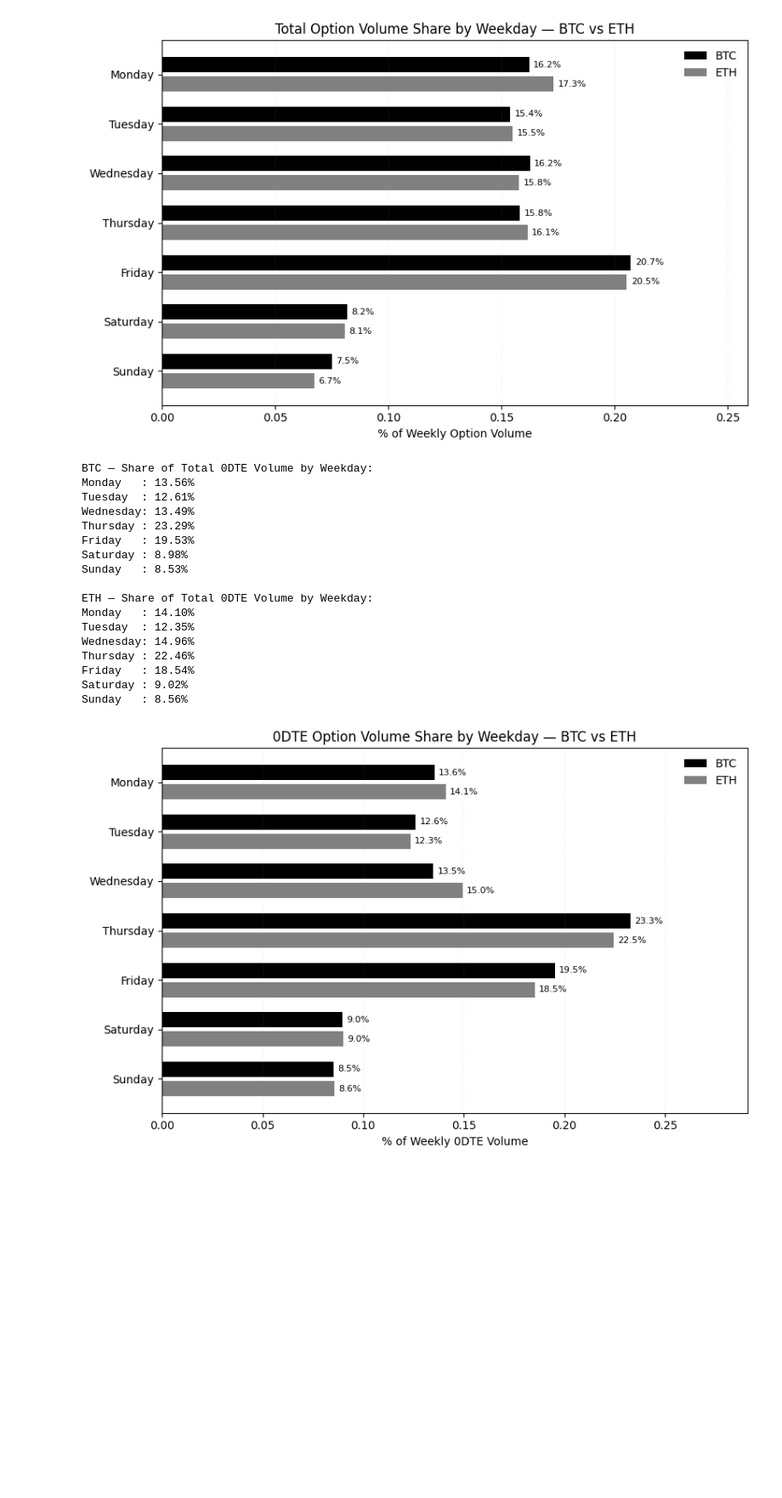
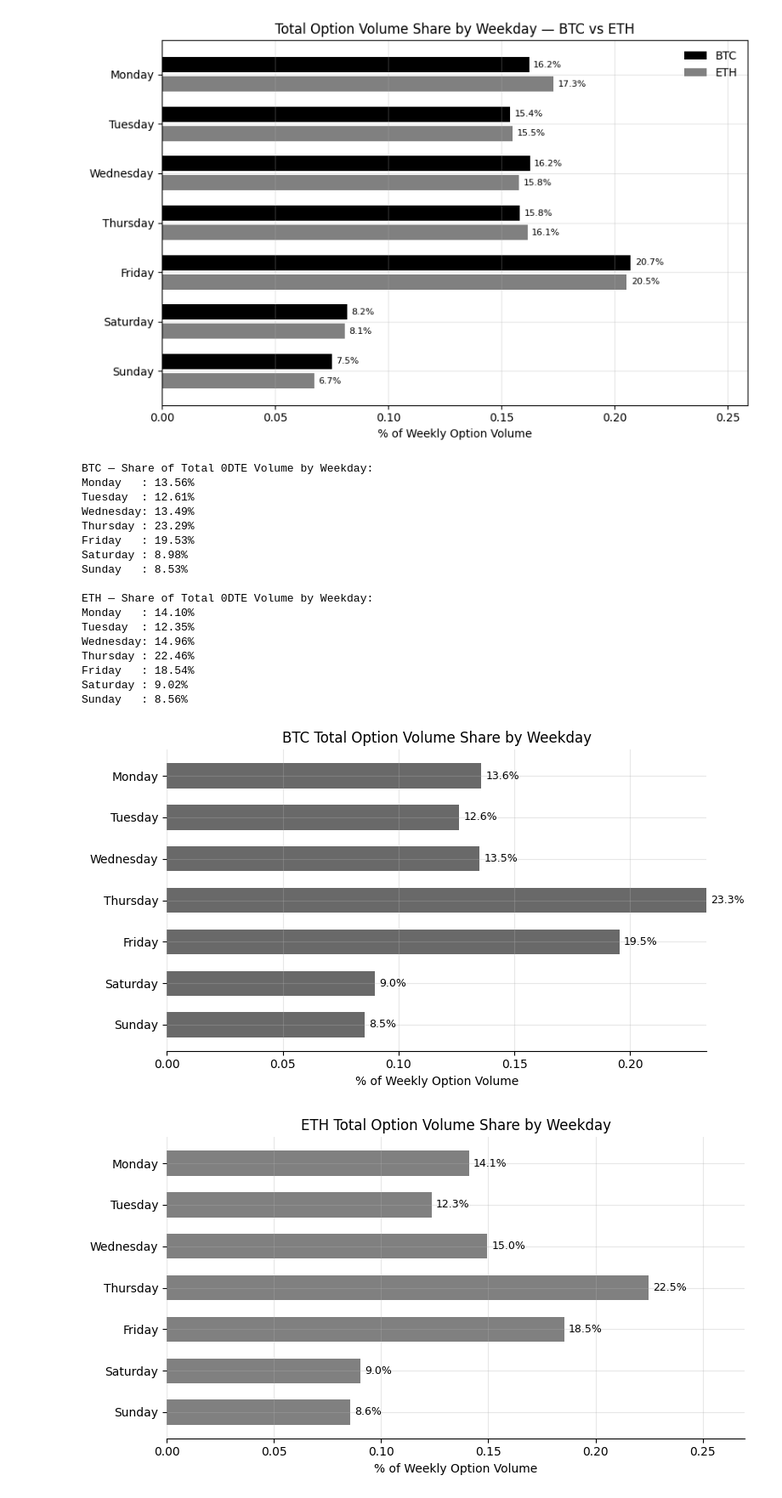
Before and after one commit to jorismilot/optimal-gamma-hedging, a Jupyter notebook: Workbooks/option_trade_workbook.ipynb, the cells around one changed output. Shown at 85% size. Cells and saved outputs as stored; diff of their text form; code cells hidden in the pictures; blank space fills up the shorter version.

```diff
--- a/Workbooks/option_trade_workbook.ipynb
+++ b/Workbooks/option_trade_workbook.ipynb
@@ -323,8 +294,6 @@ Saturday : 8.07%
 Sunday   : 6.72%
 [figure]
 # %%
-import numpy as np
-
 days = ['Monday', 'Tuesday', 'Wednesday', 'Thursday', 'Friday', 'Saturday', 'Sunday']
 shares_per_coin = {}
 
@@ -373,59 +342,76 @@ for coin in ['btc', 'eth']:
     for day in days:
         print(f"{day:<9}: {weekday_share[day]:.2%}")
 
-# Prepare for plotting
+# Prepare data for plotting
 coin_colors = {'BTC': 'black', 'ETH': 'gray'}
 weekday_order = days
+
+# Prepare BTC data for plotting
 btc_pct = [shares_per_coin['BTC'][day] for day in weekday_order]
-eth_pct = [shares_per_coin['ETH'][day] for day in weekday_order]
-
-# Plot horizontal bars (BTC = top bar, ETH = bottom bar for each day) ─────
-fig, ax = plt.subplots(figsize=(8.5, 5.5))
-bar_h = 0.35
-gap = 0.04
 y_pos = np.arange(len(weekday_order))
 
-btc_y = y_pos - bar_h/2 - gap/2
-eth_y = y_pos + bar_h/2 + gap/2
+# Create the plot
+fig, ax = plt.subplots(figsize=(8, 4.5))
+bars_btc = ax.barh(y_pos, btc_pct, height=0.6, color='dimgray', label='BTC Volume')
 
-bars_btc = ax.barh(btc_y, btc_pct, height=bar_h-gap, color=coin_colors['BTC'], label='BTC')
-bars_eth = ax.barh(eth_y, eth_pct, height=bar_h-gap, color=coin_colors['ETH'], label='ETH')
+# Add percentage labels to each bar
+for bar in bars_btc:
+    width = bar.get_width()
+    ax.text(width + 0.002, bar.get_y() + bar.get_height() / 2,
+            f'{width * 100:.1f}%', va='center', ha='left', fontsize=9)
 
-# Annotate each bar
-for bars in [bars_btc, bars_eth]:
-    for bar in bars:
-        w = bar.get_width()
-        ax.text(w + 0.002, bar.get_y() + bar.get_height()/2,
-                f'{w*100:.1f}%', va='center', fontsize=8)
-
-# Formatting
+# Format the plot for a clean, professional look
 ax.set_yticks(y_pos)
 ax.set_yticklabels(weekday_order)
-ax.set_xlabel('% of Weekly 0DTE Volume')
-ax.set_xlim(0, max(btc_pct + eth_pct) * 1.25)
-ax.set_title('0DTE Option Volume Share by Weekday — BTC vs ETH')
-ax.grid(True, axis='x', linestyle=':', linewidth=0.4, alpha=0.4)
-ax.legend(loc='upper right', frameon=False)
-ax.invert_yaxis()  # So Monday is at the top
+ax.set_xlabel('% of Weekly Option Volume')
+ax.set_xlim(0, max(btc_pct))
+ax.set_title('BTC Total Option Volume Share by Weekday')
+ax.grid(True, linestyle='-', alpha=0.3)
+ax.invert_yaxis()
+plt.tight_layout()
+plt.show()
+
+# Prepare ETH data for plotting
+eth_pct = [shares_per_coin['ETH'][day] for day in weekday_order]
+y_pos = np.arange(len(weekday_order))
+
+# Create the plot
+fig, ax = plt.subplots(figsize=(8, 4.5))
+bars_eth = ax.barh(y_pos, eth_pct, height=0.6, color='gray', label='ETH Volume')
+
+# Add percentage labels to each bar
+for bar in bars_eth:
+    width = bar.get_width()
+    ax.text(width + 0.002, bar.get_y() + bar.get_height() / 2,
+            f'{width * 100:.1f}%', va='center', ha='left', fontsize=9)
+
+ax.set_yticks(y_pos)
+ax.set_yticklabels(weekday_order)
+ax.set_xlabel('% of Weekly Option Volume')
+ax.set_xlim(0, max(eth_pct) * 1.2)
+ax.set_title('ETH Total Option Volume Share by Weekday')
+ax.grid(True, linestyle='-', alpha=0.3)
+ax.invert_yaxis()  # Display Monday at the top
 
 plt.tight_layout()
 plt.show()
 # %% [output]
 BTC — Share of Total 0DTE Volume by Weekday:
 Monday   : 13.56%
 Tuesday  : 12.61%
 Wednesday: 13.49%
 Thursday : 23.29%
 Friday   : 19.53%
 Saturday : 8.98%
 Sunday   : 8.53%
 
 ETH — Share of Total 0DTE Volume by Weekday:
 Monday   : 14.10%
 Tuesday  : 12.35%
 Wednesday: 14.96%
 Thursday : 22.46%
 Friday   : 18.54%
 Saturday : 9.02%
 Sunday   : 8.56%
-[figure, old version]
+[figure, new version]
+[figure, added]
```
Also changed, not shown: parts of 4 cells of this notebook, 18 other files.
